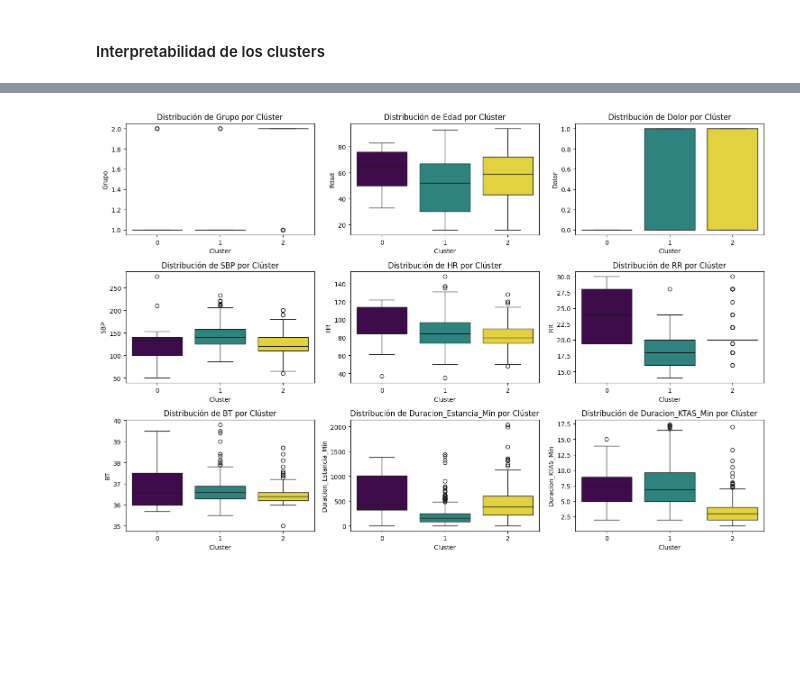
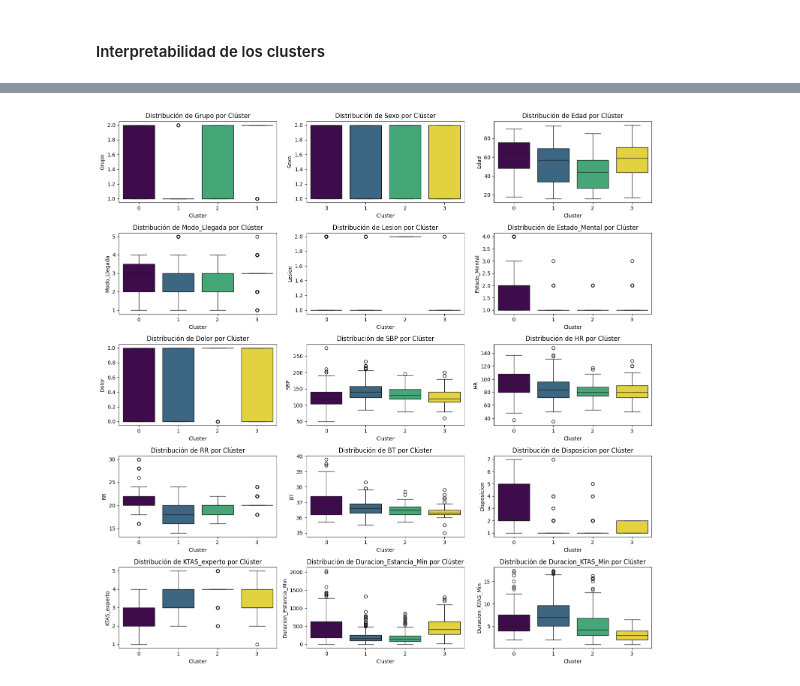
Before and after one commit to despinosaa/Lab1_G1, a Jupyter notebook: Lab2_agglomerative.ipynb, the cells around one changed output, grey strips where cells are left out. Saved outputs shown, nothing was run; the diff lists cells and outputs as text; code cells hidden in the pictures; blank space fills up the shorter version.

Commit message:
agglomerative update

```diff
--- a/Lab2_agglomerative.ipynb
+++ b/Lab2_agglomerative.ipynb
@@ -11,7 +11,7 @@ import pandas as pd
 # %% [markdown]
 Carga de datos
 # %%
-df = pd.read_csv('202420_Laboratorio 1 - Regresión_train_data.csv')
+df = pd.read_csv('202420_Laboratorio 2 - Agrupación_202420_Laboratorio_2_-_Agrupación_data.csv')
 # %%
 df.shape
 # %% [output]
@@ -441,8 +492,7 @@ Se realiza PCA (Principal Component Analysis) para poder visualizar los datos en
 # %%
-pca = PCA(n_components = 2)
+pca = PCA(n_components = 12)
 X_principal = pca.fit_transform(X_scaled)
 X_principal = pd.DataFrame(X_principal)
-X_principal.columns = ['P1', 'P2']
 # %% [markdown]
 Construcción del Dendograma:
 # %%
@@ -603,15 +572,20 @@ plt.show()
 # %%
-ac2_w = AgglomerativeClustering(n_clusters = 2, linkage='ward')
-labels2_w = ac2_w.fit_predict(X_principal)
+ac4_w = AgglomerativeClustering(n_clusters = 4, linkage='ward')
+labels4_w = ac4_w.fit_predict(X_principal)
 
-plt.figure(figsize=(7, 5))
-sns.scatterplot(x=X_principal['P1'], y=X_principal['P2'], hue=labels2_w, palette='viridis')
-plt.title('Agglomerative Clustering (PCA Visualización)')
-plt.show()
+# Visualización en 3D con plotly
+fig = px.scatter_3d(
+    X_pca3, x='P1', y='P2', z='P3',
+    color=labels4_w,
+    title='Agglomerative Clustering (3D PCA Visualización)',
+    labels={'P1': 'Principal Component 1', 'P2': 'Principal Component 2', 'P3': 'Principal Component 3'},
+    color_continuous_scale='Viridis'
+)
+fig.show()
 
 # Evaluación del Modelo
-sil_score = silhouette_score(X_principal, labels2_w)
-davies_bouldin = davies_bouldin_score(X_principal, labels2_w)
+sil_score = silhouette_score(X_principal, labels4_w)
+davies_bouldin = davies_bouldin_score(X_principal, labels4_w)
 print(f'Silhouette Score: {sil_score}')
 print(f'Davies-Bouldin Score: {davies_bouldin}')
 # %% [output]
@@ -640,17 +623,24 @@ Davies-Bouldin Score: 0.9736309515901865
 #### Interpretabilidad de los clusters
 # %%
 # Agregar las etiquetas (clusters) a los datos originales
-data['Cluster'] = labels3_av
+data_4c = data.copy()
+data_4c['Cluster'] = labels4_w
 
 # Agrupamos los datos por el clúster asignado y observamos estadísticas descriptivas
-cluster_summary = data.groupby('Cluster').agg({
+cluster_summary = data_4c.groupby('Cluster').agg({
     'Grupo': ['mean', 'std', 'median'],
+    'Sexo': ['mean', 'std', 'median'],
     'Edad': ['mean', 'std', 'median'],
+    'Modo_Llegada': ['mean', 'std', 'median'],
+    'Lesion': ['mean', 'std', 'median'],
+    'Estado_Mental': ['mean', 'std', 'median'],
     'Dolor': ['mean', 'std', 'median'],
     'SBP': ['mean', 'std', 'median'],
     'HR': ['mean', 'std', 'median'],
     'RR': ['mean', 'std', 'median'],
     'BT': ['mean', 'std', 'median'],
+    'Disposicion': ['mean', 'std', 'median'],
+    'KTAS_experto': ['mean', 'std', 'median'],
     'Duracion_Estancia_Min': ['mean', 'std', 'median'],
     'Duracion_KTAS_Min': ['mean', 'std', 'median']
 })
@@ -666,17 +657,17 @@ cluster_summary
 # %%
 import seaborn as sns
 import matplotlib.pyplot as plt
 
 # Crear subplots para comparar las características en cada cluster
-features = ['Grupo', 'Edad', 'Dolor', 'SBP', 'HR', 'RR', 'BT', 'Duracion_Estancia_Min', 'Duracion_KTAS_Min']
+features = ['Grupo', 'Sexo', 'Edad', 'Modo_Llegada', 'Lesion', 'Estado_Mental', 'Dolor', 'SBP', 'HR', 'RR', 'BT', 'Disposicion', 'KTAS_experto', 'Duracion_Estancia_Min', 'Duracion_KTAS_Min']
 
-plt.figure(figsize=(15, 10))
+plt.figure(figsize=(15, 15))
 for i, feature in enumerate(features):
-    plt.subplot(3, 3, i+1)
-    sns.boxplot(x='Cluster', y=feature, hue='Cluster', data=data, palette='viridis', legend=False)
+    plt.subplot(5, 3, i+1)
+    sns.boxplot(x='Cluster', y=feature, hue='Cluster', data=data_4c, palette='viridis', legend=False)
     plt.title(f'Distribución de {feature} por Clúster')
     plt.tight_layout()
 
 plt.show()
 # %% [output]
-[figure, old version]
+[figure, new version]
```
Also changed, not shown: parts of 80 cells of this notebook, 2 other files.
